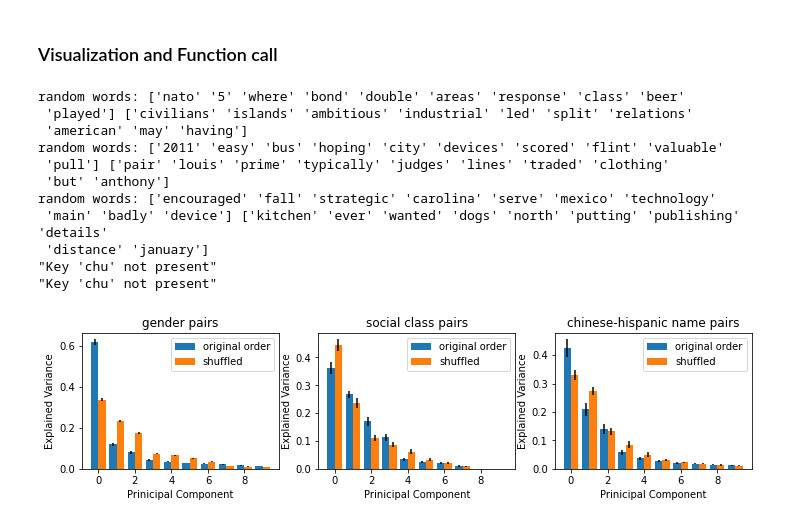
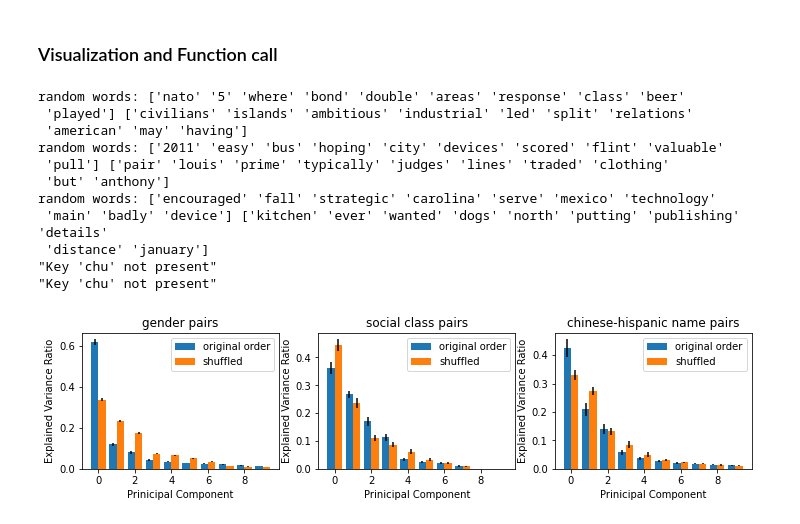
Before and after one commit to thesofakillers/badder-seeds, a Jupyter notebook: notebooks/fig_3.ipynb, the cells around one changed output. Drawn from its saved outputs; the diff is of its cells as text; code cells hidden in the pictures.

```diff
--- a/notebooks/fig_3.ipynb
+++ b/notebooks/fig_3.ipynb
@@ -232,35 +229,35 @@ for idx, ax in enumerate(axes):
         x - 0.2,
         np.mean(variance_ordered, axis=0),
         width,
         yerr=np.std(variance_ordered, axis=0),
         label="original order",
     )
 
     ax.bar(
         x + 0.2,
         np.mean(variance_inshuffle, axis=0),
         width,
         yerr=np.std(variance_inshuffle, axis=0),
         label="shuffled",
     )
     ax.legend()
     ax.set_xlabel("Prinicipal Component")
-    ax.set_ylabel("Explained Variance")
+    ax.set_ylabel("Explained Variance Ratio")
     ax.set_title(seed_genres[idx])
 plt.show()
 # %% [output]
 random words: ['nato' '5' 'where' 'bond' 'double' 'areas' 'response' 'class' 'beer'
  'played'] ['civilians' 'islands' 'ambitious' 'industrial' 'led' 'split' 'relations'
  'american' 'may' 'having']
 random words: ['2011' 'easy' 'bus' 'hoping' 'city' 'devices' 'scored' 'flint' 'valuable'
  'pull'] ['pair' 'louis' 'prime' 'typically' 'judges' 'lines' 'traded' 'clothing'
  'but' 'anthony']
 random words: ['encouraged' 'fall' 'strategic' 'carolina' 'serve' 'mexico' 'technology'
  'main' 'badly' 'device'] ['kitchen' 'ever' 'wanted' 'dogs' 'north' 'putting' 'publishing' 'details'
  'distance' 'january']
 "Key 'chu' not present"
 "Key 'chu' not present"
-[figure, old version]
+[figure, new version]
 # %%
 print("Time taken is: ", time.time() - start)
 # %% [output]
```
Also changed, not shown: parts of 2 cells of this notebook, 2 other files.
